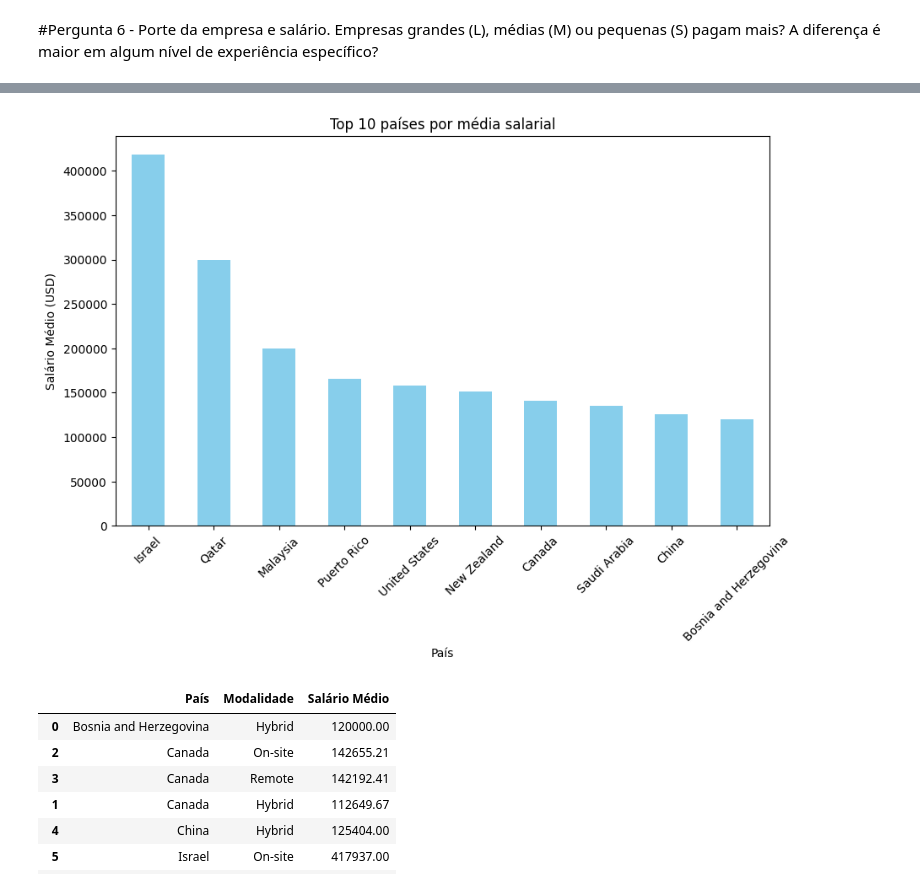
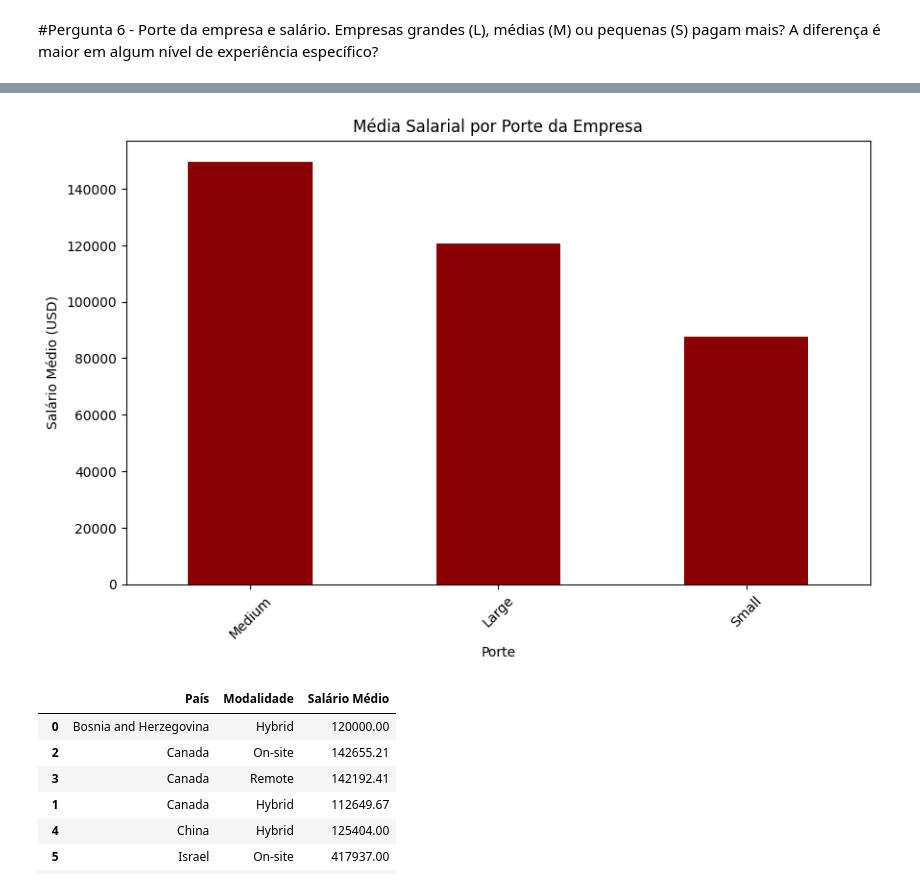
Before and after one commit to victorrp1502/grupo1_caixaverso, a Jupyter notebook: marcos2.ipynb, the cells around one changed output, grey strips where cells are left out. Cells and saved outputs as stored; diff of their text form; code cells hidden in the pictures.

```diff
--- a/marcos2.ipynb
+++ b/marcos2.ipynb
@@ -11,4 +11,4 @@ def carregar_banco_csv(caminho):
     return pd.read_csv(caminho)
     pass
 # %%
-carregar_banco_csv('https://drive.google.com/uc?id=1k-6AbaByg4SWF9UgrJ94p4TafHHXOmUG')
+df = carregar_banco_csv('https://drive.google.com/uc?id=1k-6AbaByg4SWF9UgrJ94p4TafHHXOmUG')
@@ -47,22 +26,22 @@ media_salario_por_pais(df)
 # %%
-df_top10 = media_salario_por_pais(df)
+df_porte = media_salario_por_porte(df)
 
-df_top10.plot(
-    x='País',
+df_porte.plot(
+    x='Porte da Empresa',
     y='Salário Médio',
     kind='bar',
     figsize=(10,6),
     legend=False,
-    color='skyblue'
+    color='darkred'
 )
 
-plt.title('Top 10 países por média salarial')
+plt.title('Média Salarial por Porte da Empresa')
 plt.ylabel('Salário Médio (USD)')
-plt.xlabel('País')
+plt.xlabel('Porte')
 plt.xticks(rotation=45)
 plt.show()
 # %% [output]
-[figure, old version]
+[figure, new version]
 # %%
 def media_salario_top10_por_modalidade(df):
     top10_paises = (df.groupby('employee_residence')['salary_in_usd'].mean().round(2).reset_index()
```
Also changed, not shown: parts of 2 cells of this notebook.
